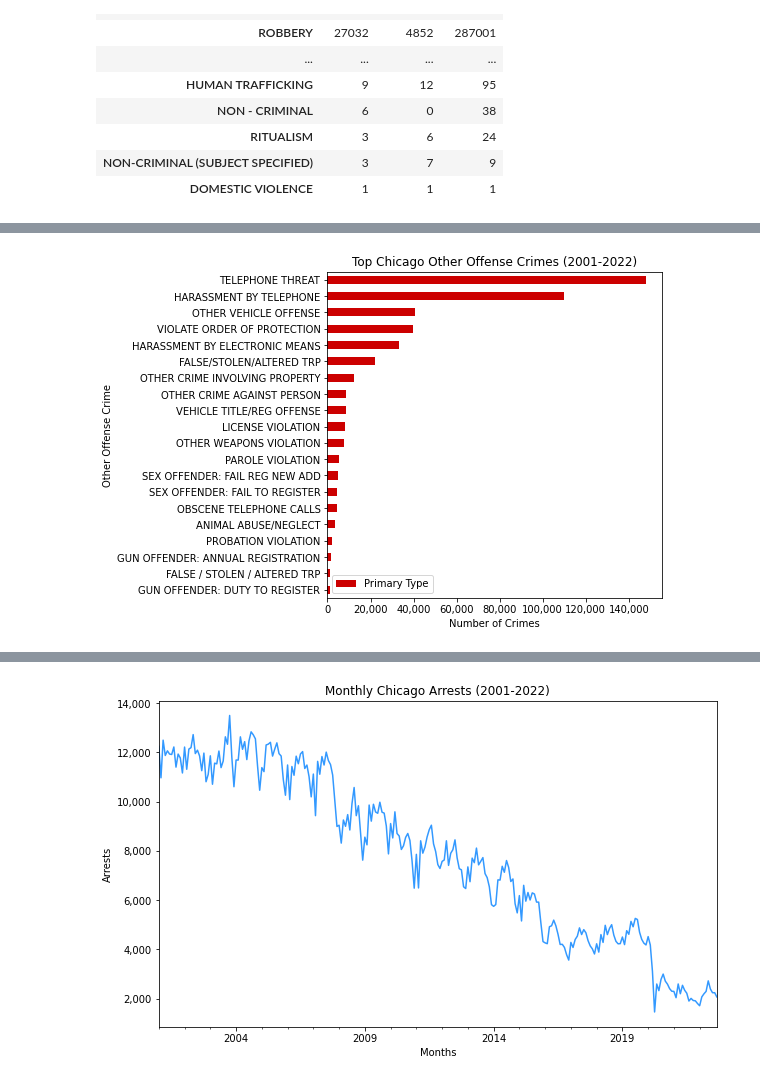
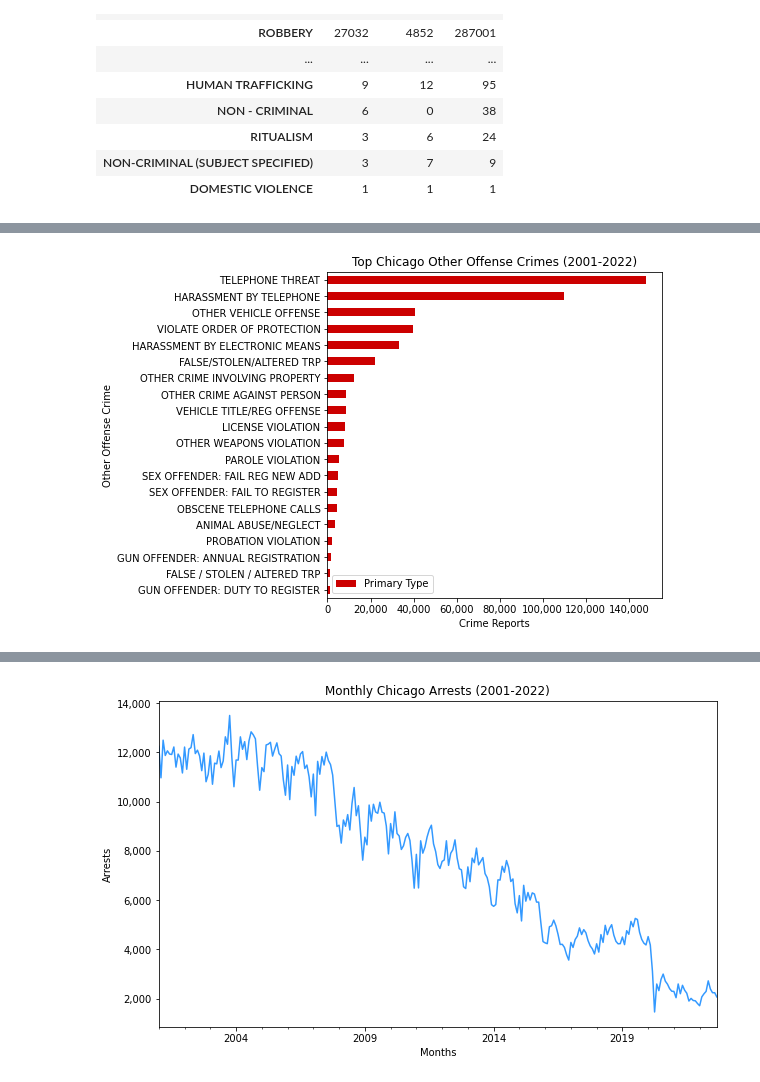
Before and after one commit to RandomFractals/chicago-crimes, a Jupyter notebook: notebooks/chicago-crimes-pandas.ipynb, the cells around one changed output, grey strips where cells are left out. Drawn from its saved outputs; the diff is of its cells as text; code cells hidden in the pictures.

```diff
--- a/notebooks/chicago-crimes-pandas.ipynb
+++ b/notebooks/chicago-crimes-pandas.ipynb
@@ -191,15 +192,15 @@ Total Other Offense Crime Descriptions: 63
 # %%
 # plot top 20 other offense crimes
 other_offense_crimes[:20].sort_values(by='Primary Type', ascending=True)\
     .plot(kind='barh', figsize=(6, 6), color='#cc0000')
 plt.title('Top Chicago Other Offense Crimes (2001-2022)')
-plt.xlabel('Number of Crimes')
+plt.xlabel('Crime Reports')
 plt.ylabel('Other Offense Crime')
 ax = plt.gca()
 ax.xaxis.set_major_formatter(ticker.StrMethodFormatter('{x:,.0f}'))
 plt.show()
 # %% [output]
-[figure, old version]
+[figure, new version]
 # %%
 # read parquet data with date info
 crimes = pd.read_parquet('../data/crimes.parquet')
```
Also changed, not shown: parts of 17 cells of this notebook.
